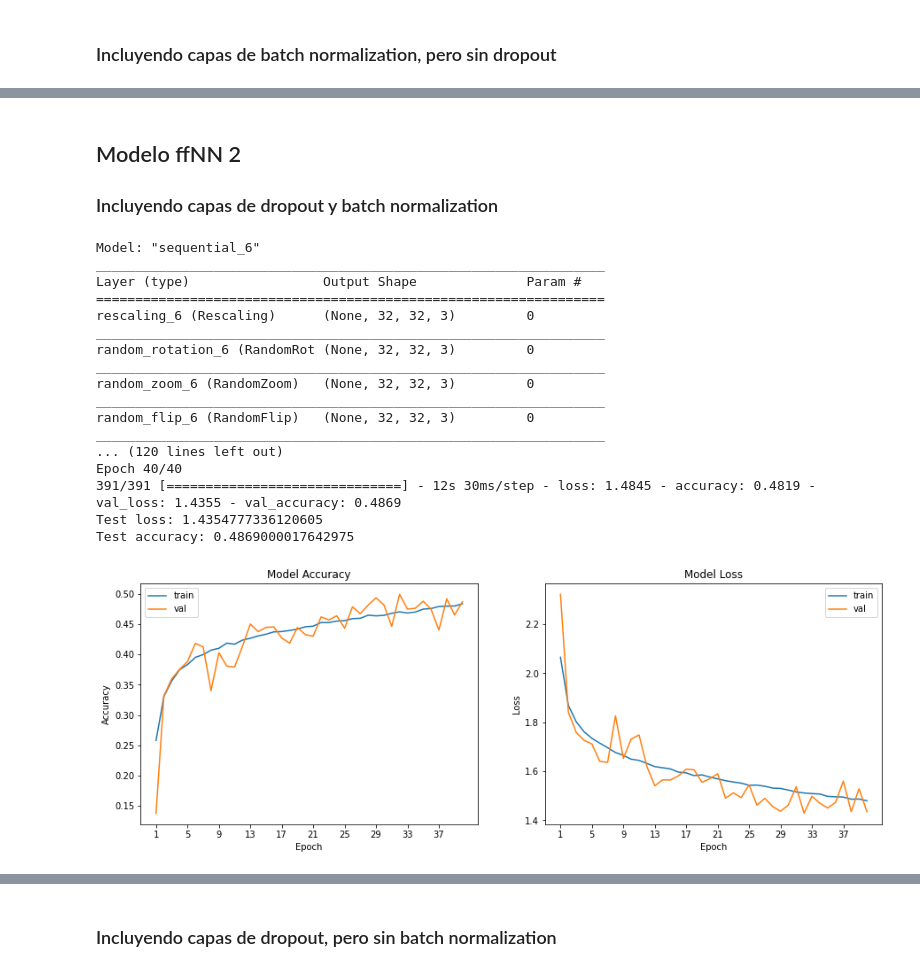
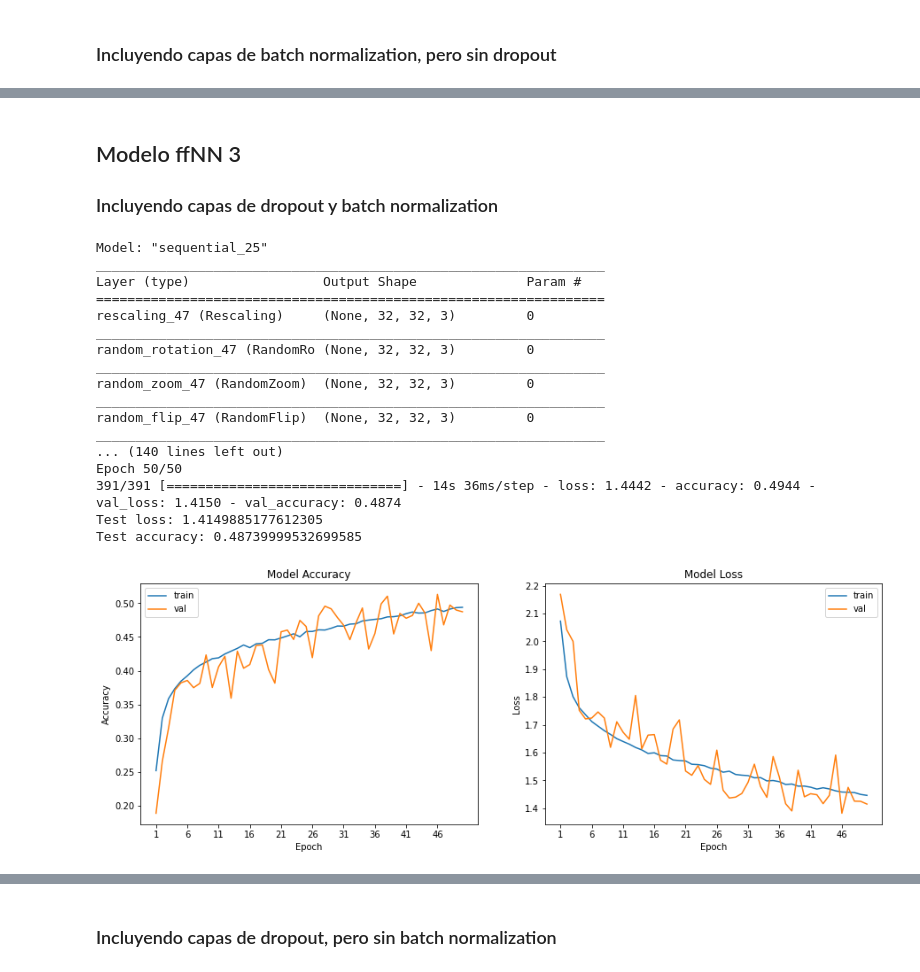
Before and after one commit to themrcesi/ComputerVision, a Jupyter notebook: Práctica4/cifar_final.ipynb, the cells around one changed output, grey strips where cells are left out. Saved outputs shown, nothing was run; the diff lists cells and outputs as text; code cells hidden in the pictures.

```diff
--- a/Práctica4/cifar_final.ipynb
+++ b/Práctica4/cifar_final.ipynb
@@ -446,40 +445,40 @@ Training MLP took 178.42547297477722 seconds
 # %% [markdown]
-## Modelo ffNN 2
+## Modelo ffNN 3
 ### Incluyendo capas de dropout y batch normalization
 # %%
 model = build_model_v3()
 
 model.compile(optimizer='adam', loss='categorical_crossentropy', metrics=['accuracy'])
 model.summary()
 
 # Training
 import time
 start = time.time()
-history = model.fit(X_train, Y_train, batch_size=128, epochs=40, verbose=1, validation_data=(X_test, Y_test))
+history = model.fit(X_train, Y_train, batch_size=128, epochs=50, verbose=1, validation_data=(X_test, Y_test))
 end = time.time()
 
 loss, acc = model.evaluate(X_test, Y_test, verbose=0)
 print('Test loss:', loss)
 print('Test accuracy:', acc)
 
 plot_model_history(history)
 print("Training MLP took " + str(end - start) + " seconds")
 # %% [output]
-Model: "sequential_6"
+Model: "sequential_25"
 _________________________________________________________________
 Layer (type)                 Output Shape              Param #
 =================================================================
-rescaling_6 (Rescaling)      (None, 32, 32, 3)         0
+rescaling_47 (Rescaling)     (None, 32, 32, 3)         0
 _________________________________________________________________
-random_rotation_6 (RandomRot (None, 32, 32, 3)         0
+random_rotation_47 (RandomRo (None, 32, 32, 3)         0
 _________________________________________________________________
-random_zoom_6 (RandomZoom)   (None, 32, 32, 3)         0
+random_zoom_47 (RandomZoom)  (None, 32, 32, 3)         0
 _________________________________________________________________
-random_flip_6 (RandomFlip)   (None, 32, 32, 3)         0
+random_flip_47 (RandomFlip)  (None, 32, 32, 3)         0
 _________________________________________________________________
-... (120 lines left out)
-Epoch 40/40
-391/391 [==============================] - 12s 30ms/step - loss: 1.4845 - accuracy: 0.4819 - val_loss: 1.4355 - val_accuracy: 0.4869
-Test loss: 1.4354777336120605
-Test accuracy: 0.4869000017642975
+... (140 lines left out)
+Epoch 50/50
+391/391 [==============================] - 14s 36ms/step - loss: 1.4442 - accuracy: 0.4944 - val_loss: 1.4150 - val_accuracy: 0.4874
+Test loss: 1.4149885177612305
+Test accuracy: 0.48739999532699585
-[figure, old version]
+[figure, new version]
```
Also changed, not shown: parts of 22 cells of this notebook, 1 other file.
